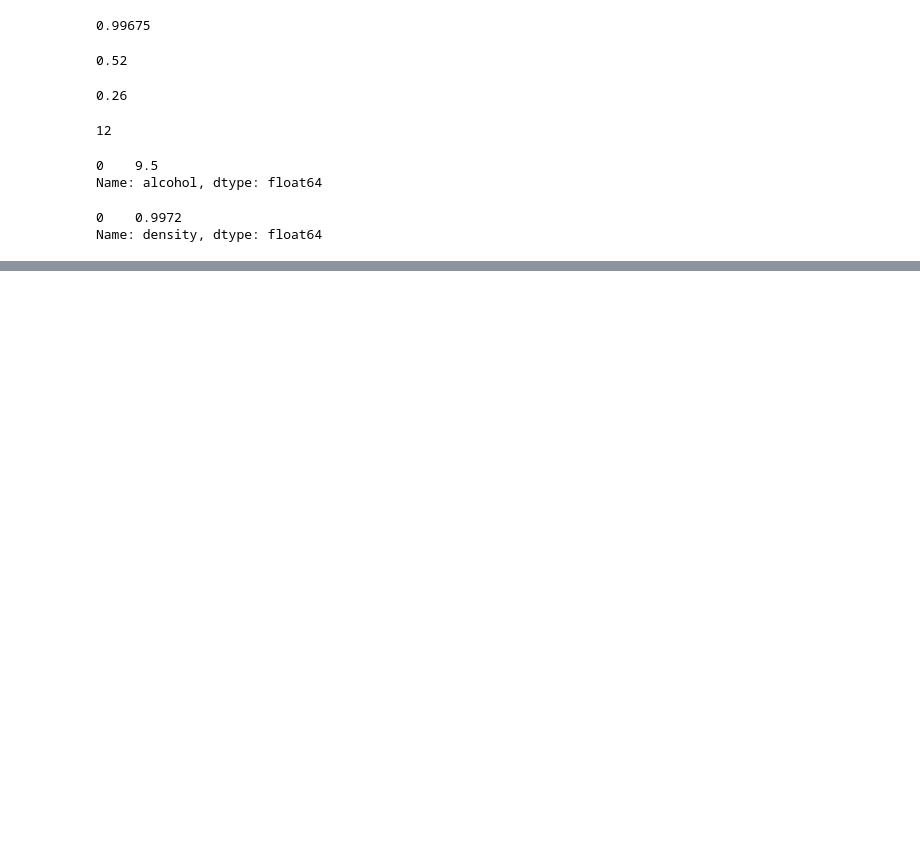
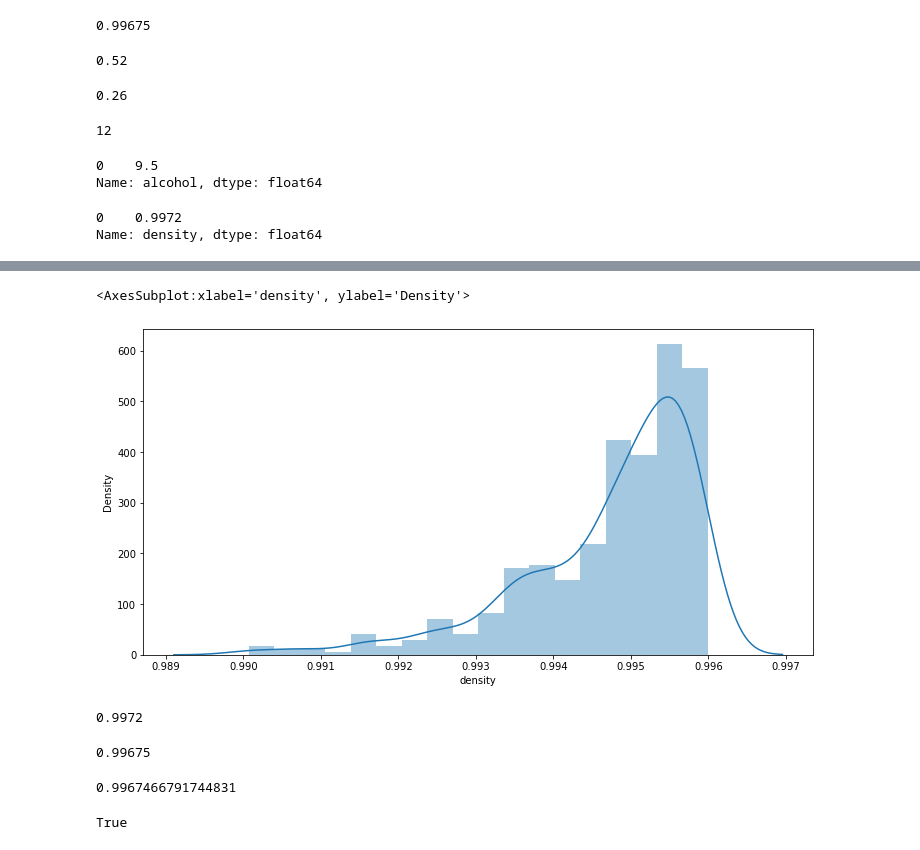
Before and after one commit to AdsonRoberto/ML_Analise_de_dados, a Jupyter notebook: analise_de_dados.ipynb, the cells around one changed output, grey strips where cells are left out. Cells and saved outputs as stored; diff of their text form; code cells hidden in the pictures; blank space fills up the shorter version.

```diff
--- a/analise_de_dados.ipynb
+++ b/analise_de_dados.ipynb
@@ -260,0 +294,26 @@ Name: density, dtype: float64
+# %%
+ax = sns.distplot(dados.query('density < 0.996').density)
+ax.figure.set_size_inches(12, 6)
+ax
+# %% [output]
+<AxesSubplot:xlabel='density', ylabel='Density'>
+[figure, added]
+# %%
+Moda = dados.density.mode()[0]
+Moda
+# %% [output]
+0.9972
+# %%
+Mediana = dados.density.median()
+Mediana
+# %% [output]
+0.99675
+# %%
+Media = dados.density.mean()
+Media
+# %% [output]
+0.9967466791744831
+# %%
+Moda > Mediana > Media
+# %% [output]
+True
```
Also changed, not shown: parts of 10 cells of this notebook.
